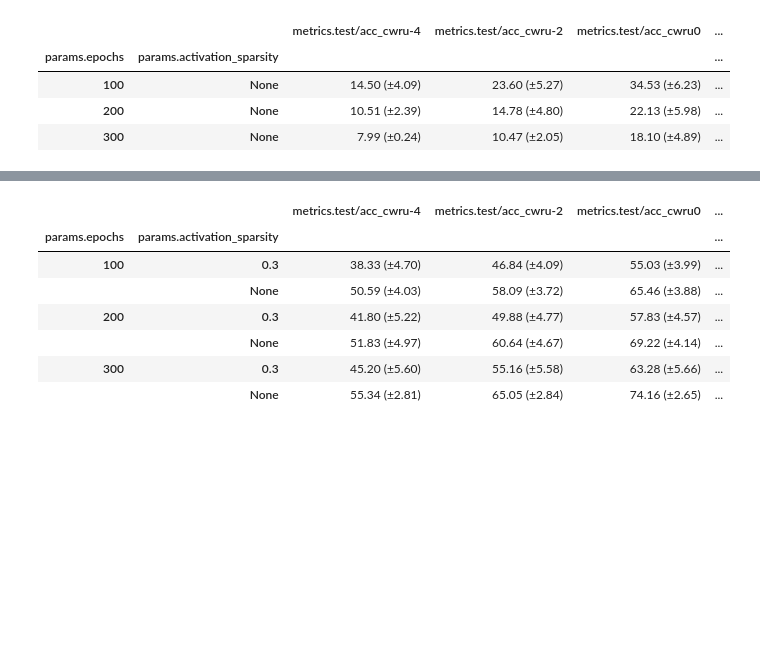
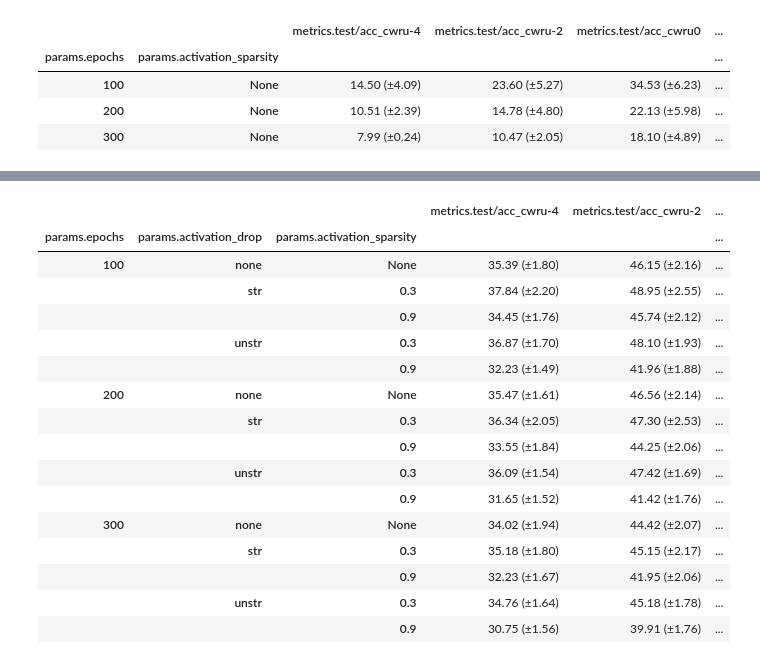
Before and after one commit to lmh970329/sparse-bfd, a Jupyter notebook: result.ipynb, the cells around one changed output, grey strips where cells are left out. Saved outputs shown, nothing was run; the diff lists cells and outputs as text; code cells hidden in the pictures; blank space fills up the shorter version.

```diff
--- a/result.ipynb
+++ b/result.ipynb
@@ -213,15 +552,16 @@ result_table
 # %%
-experiments = mlflow.search_experiments(filter_string="name LIKE 'Featuremap Pruning %'")
-runs = mlflow.search_runs(filter_string="params.datapath = 'data/ottawa'",experiment_ids=[experiment.experiment_id for experiment in experiments])
+experiments = mlflow.search_experiments(filter_string="name = 'stftcnn_ottawa'")
+runs = mlflow.search_runs(experiment_ids=[experiment.experiment_id for experiment in experiments])
 
 cols = [f'metrics.test/acc_ottawa{n}' for n in [-4, -2, 0, 2, 4]] + ['metrics.test/acc_ottawa']
 
+n = len(runs['params.seed'].unique())
 
 runs[cols] = runs[cols] * 100
 
-means = runs.groupby(by=['params.epochs', 'params.activation_sparsity'])[cols].mean()
-stds = runs.groupby(by=['params.epochs', 'params.activation_sparsity'])[cols].std()
-ci_95 = 1.96 * stds / np.sqrt(30)
+means = runs.groupby(by=['params.epochs', 'params.activation_drop', 'params.activation_sparsity'])[cols].mean()
+stds = runs.groupby(by=['params.epochs', 'params.activation_drop', 'params.activation_sparsity'])[cols].std()
+ci_95 = 1.96 * stds / np.sqrt(n)
 
 gen_ci_str = lambda mean, ci: f'{mean:.2f} (±{ci:.2f})'
 def generate_CI_str(means:pd.Series, stds:pd.Series):
@@ -249,0 +652,20 @@ result_table
+# %%
+experiments = mlflow.search_experiments(filter_string="name LIKE 'S-Transformer % MFPT 12KHz'")
+runs = mlflow.search_runs(experiment_ids=[experiment.experiment_id for experiment in experiments])
+
+cols = [f'metrics.test/acc_mfpt_12khz{n}' for n in [-4, -2, 0, 2, 4]] + ['metrics.test/acc_mfpt_12khz']
+
+n = len(runs['params.seed'].unique())
+
+runs[cols] = runs[cols] * 100
+
+means = runs.groupby(by=['params.epochs', 'params.activation_drop', 'params.activation_sparsity'])[cols].mean()
+stds = runs.groupby(by=['params.epochs', 'params.activation_drop', 'params.activation_sparsity'])[cols].std()
+ci_95 = 1.96 * stds / np.sqrt(n)
+
+gen_ci_str = lambda mean, ci: f'{mean:.2f} (±{ci:.2f})'
+def generate_CI_str(means:pd.Series, stds:pd.Series):
+    return means.combine(stds, gen_ci_str)
+
+result_table = means.combine(ci_95, generate_CI_str)
+result_table
@@ -250,28 +690,39 @@ result_table
 # %%
-experiments = mlflow.search_experiments(filter_string="name LIKE 'STFTCNN %'")
-runs = mlflow.search_runs(filter_string="params.model_name = 'stftcnn' and params.activation_drop != 'activation'",experiment_ids=[experiment.experiment_id for experiment in experiments])
+experiments = mlflow.search_experiments(filter_string="name LIKE 'S-Transformer % CWRU 48kHz'")
+runs = mlflow.search_runs(filter_string="params.activation_drop != 'token'", experiment_ids=[experiment.experiment_id for experiment in experiments])
 
 cols = [f'metrics.test/acc_cwru{n}' for n in [-4, -2, 0, 2, 4]] + ['metrics.test/acc_cwru']
 
+n = len(runs['params.seed'].unique())
+
 runs[cols] = runs[cols] * 100
 
-means = runs.groupby(by=['params.epochs', 'params.activation_sparsity'])[cols].mean()
-stds = runs.groupby(by=['params.epochs', 'params.activation_sparsity'])[cols].std()
-ci_95 = 1.96 * stds / np.sqrt(30)
+means = runs.groupby(by=['params.epochs',  'params.activation_drop', 'params.activation_sparsity'])[cols].mean()
+stds = runs.groupby(by=['params.epochs',  'params.activation_drop', 'params.activation_sparsity'])[cols].std()
+ci_95 = 1.96 * stds / np.sqrt(n)
 
 gen_ci_str = lambda mean, ci: f'{mean:.2f} (±{ci:.2f})'
 def generate_CI_str(means:pd.Series, stds:pd.Series):
     return means.combine(stds, gen_ci_str)
 
 result_table = means.combine(ci_95, generate_CI_str)
 result_table
 # %% [output]
-|  |  | metrics.test/acc_cwru-4 | metrics.test/acc_cwru-2 | metrics.test/acc_cwru0 | ... |
-| params.epochs | params.activation_sparsity |  |  |  | ... |
-| 100 | 0.3 | 38.33 (±4.70) | 46.84 (±4.09) | 55.03 (±3.99) | ... |
-|  | None | 50.59 (±4.03) | 58.09 (±3.72) | 65.46 (±3.88) | ... |
-| 200 | 0.3 | 41.80 (±5.22) | 49.88 (±4.77) | 57.83 (±4.57) | ... |
-|  | None | 51.83 (±4.97) | 60.64 (±4.67) | 69.22 (±4.14) | ... |
-| 300 | 0.3 | 45.20 (±5.60) | 55.16 (±5.58) | 63.28 (±5.66) | ... |
-|  | None | 55.34 (±2.81) | 65.05 (±2.84) | 74.16 (±2.65) | ... |
+|  |  |  | metrics.test/acc_cwru-4 | metrics.test/acc_cwru-2 | ... |
+| params.epochs | params.activation_drop | params.activation_sparsity |  |  | ... |
+| 100 | none | None | 35.39 (±1.80) | 46.15 (±2.16) | ... |
+|  | str | 0.3 | 37.84 (±2.20) | 48.95 (±2.55) | ... |
+|  |  | 0.9 | 34.45 (±1.76) | 45.74 (±2.12) | ... |
+|  | unstr | 0.3 | 36.87 (±1.70) | 48.10 (±1.93) | ... |
+|  |  | 0.9 | 32.23 (±1.49) | 41.96 (±1.88) | ... |
+| 200 | none | None | 35.47 (±1.61) | 46.56 (±2.14) | ... |
+|  | str | 0.3 | 36.34 (±2.05) | 47.30 (±2.53) | ... |
+|  |  | 0.9 | 33.55 (±1.84) | 44.25 (±2.06) | ... |
+|  | unstr | 0.3 | 36.09 (±1.54) | 47.42 (±1.69) | ... |
+|  |  | 0.9 | 31.65 (±1.52) | 41.42 (±1.76) | ... |
+| 300 | none | None | 34.02 (±1.94) | 44.42 (±2.07) | ... |
+|  | str | 0.3 | 35.18 (±1.80) | 45.15 (±2.17) | ... |
+|  |  | 0.9 | 32.23 (±1.67) | 41.95 (±2.06) | ... |
+|  | unstr | 0.3 | 34.76 (±1.64) | 45.18 (±1.78) | ... |
+|  |  | 0.9 | 30.75 (±1.56) | 39.91 (±1.76) | ... |
 # %%
```
Also changed, not shown: parts of 51 cells of this notebook, 21 other files.
